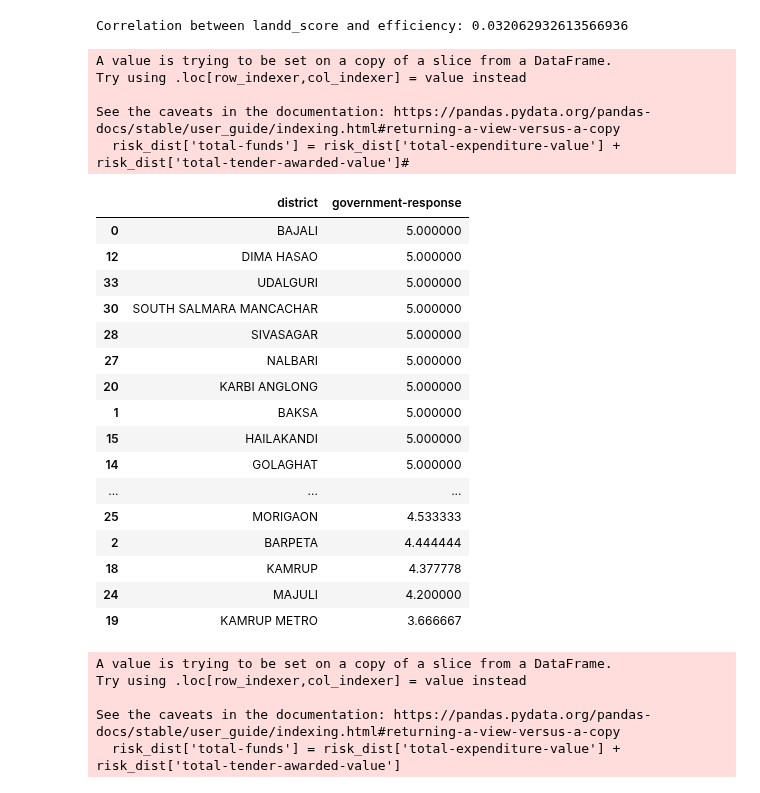
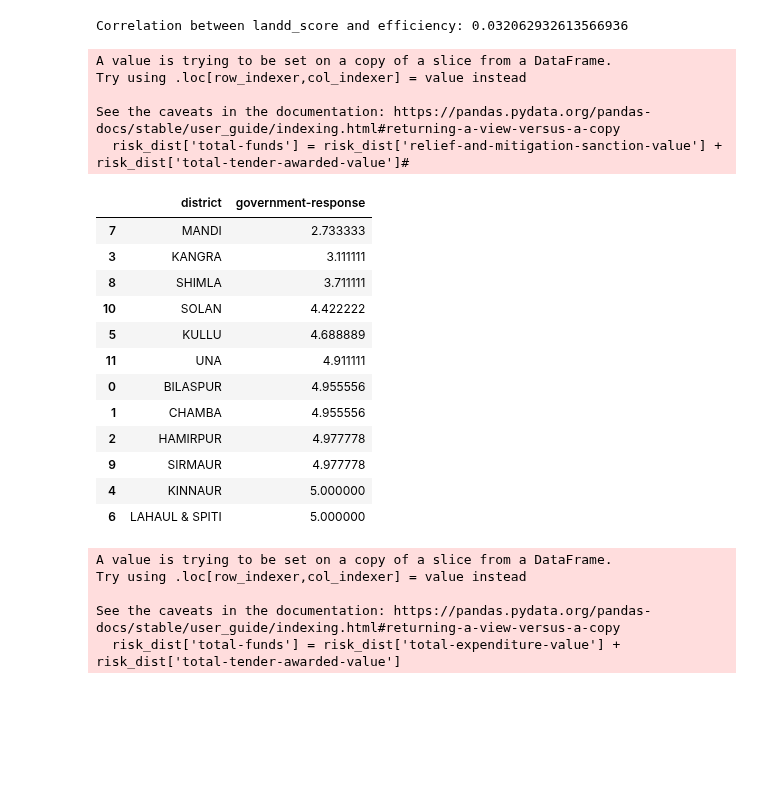
Before and after one commit to CivicDataLab/IDS-DRR-Himachal-Pradesh-Risk-Score-Model, a Jupyter notebook: RiskScoreModel/scripts/tests_deployment/top_risk.ipynb, the cells around one changed output. Drawn from its saved outputs; the diff is of its cells as text; code cells hidden in the pictures; blank space fills up the shorter version.

```diff
--- a/RiskScoreModel/scripts/top_risk.ipynb
+++ b/RiskScoreModel/scripts/tests_deployment/top_risk.ipynb
@@ -255,34 +255,30 @@ print("Correlation between landd_score and efficiency:", corr)
 Correlation between landd_score and efficiency: 0.032062932613566936
 # %%
 # Highest and lowest funding received
-risk_dist['total-funds'] = risk_dist['total-expenditure-value'] + risk_dist['total-tender-awarded-value']#
+risk_dist['total-funds'] = risk_dist['relief-and-mitigation-sanction-value'] + risk_dist['total-tender-awarded-value']#
 #dist_response = risk_dist.groupby('district').agg({'total-funds':'sum'})
 dist_response = risk_dist.groupby('district').agg({'government-response':'mean'}).reset_index()
-dist_response_sort = dist_response.sort_values(by='government-response', ascending=False)
+dist_response_sort = dist_response.sort_values(by='government-response', ascending=True)
 dist_response_sort
 # %% [output]
 A value is trying to be set on a copy of a slice from a DataFrame.
 Try using .loc[row_indexer,col_indexer] = value instead
 
 See the caveats in the documentation: https://pandas.pydata.org/pandas-docs/stable/user_guide/indexing.html#returning-a-view-versus-a-copy
-  risk_dist['total-funds'] = risk_dist['total-expenditure-value'] + risk_dist['total-tender-awarded-value']#
+  risk_dist['total-funds'] = risk_dist['relief-and-mitigation-sanction-value'] + risk_dist['total-tender-awarded-value']#
 |  | district | government-response |
-| 0 | BAJALI | 5.000000 |
-| 12 | DIMA HASAO | 5.000000 |
-| 33 | UDALGURI | 5.000000 |
-| 30 | SOUTH SALMARA MANCACHAR | 5.000000 |
-| 28 | SIVASAGAR | 5.000000 |
-| 27 | NALBARI | 5.000000 |
-| 20 | KARBI ANGLONG | 5.000000 |
-| 1 | BAKSA | 5.000000 |
-| 15 | HAILAKANDI | 5.000000 |
-| 14 | GOLAGHAT | 5.000000 |
-| ... | ... | ... |
-| 25 | MORIGAON | 4.533333 |
-| 2 | BARPETA | 4.444444 |
-| 18 | KAMRUP | 4.377778 |
-| 24 | MAJULI | 4.200000 |
-| 19 | KAMRUP METRO | 3.666667 |
+| 7 | MANDI | 2.733333 |
+| 3 | KANGRA | 3.111111 |
+| 8 | SHIMLA | 3.711111 |
+| 10 | SOLAN | 4.422222 |
+| 5 | KULLU | 4.688889 |
+| 11 | UNA | 4.911111 |
+| 0 | BILASPUR | 4.955556 |
+| 1 | CHAMBA | 4.955556 |
+| 2 | HAMIRPUR | 4.977778 |
+| 9 | SIRMAUR | 4.977778 |
+| 4 | KINNAUR | 5.000000 |
+| 6 | LAHAUL & SPITI | 5.000000 |
 # %%
 # Highest and lowest funding received
 risk_dist['total-funds'] = risk_dist['total-expenditure-value'] + risk_dist['total-tender-awarded-value']
```
Also changed, not shown: parts of 9 cells of this notebook, 9 other files.
